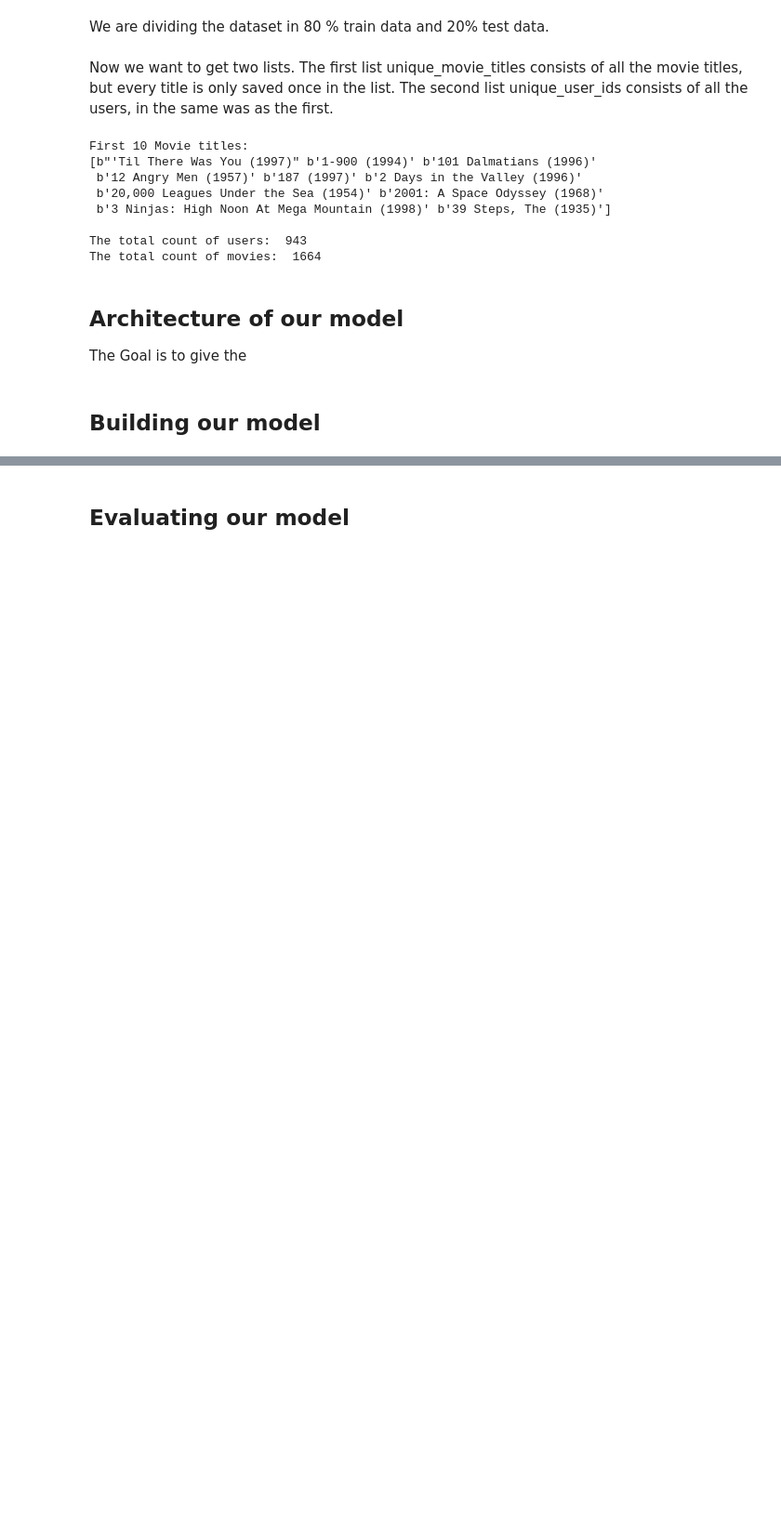
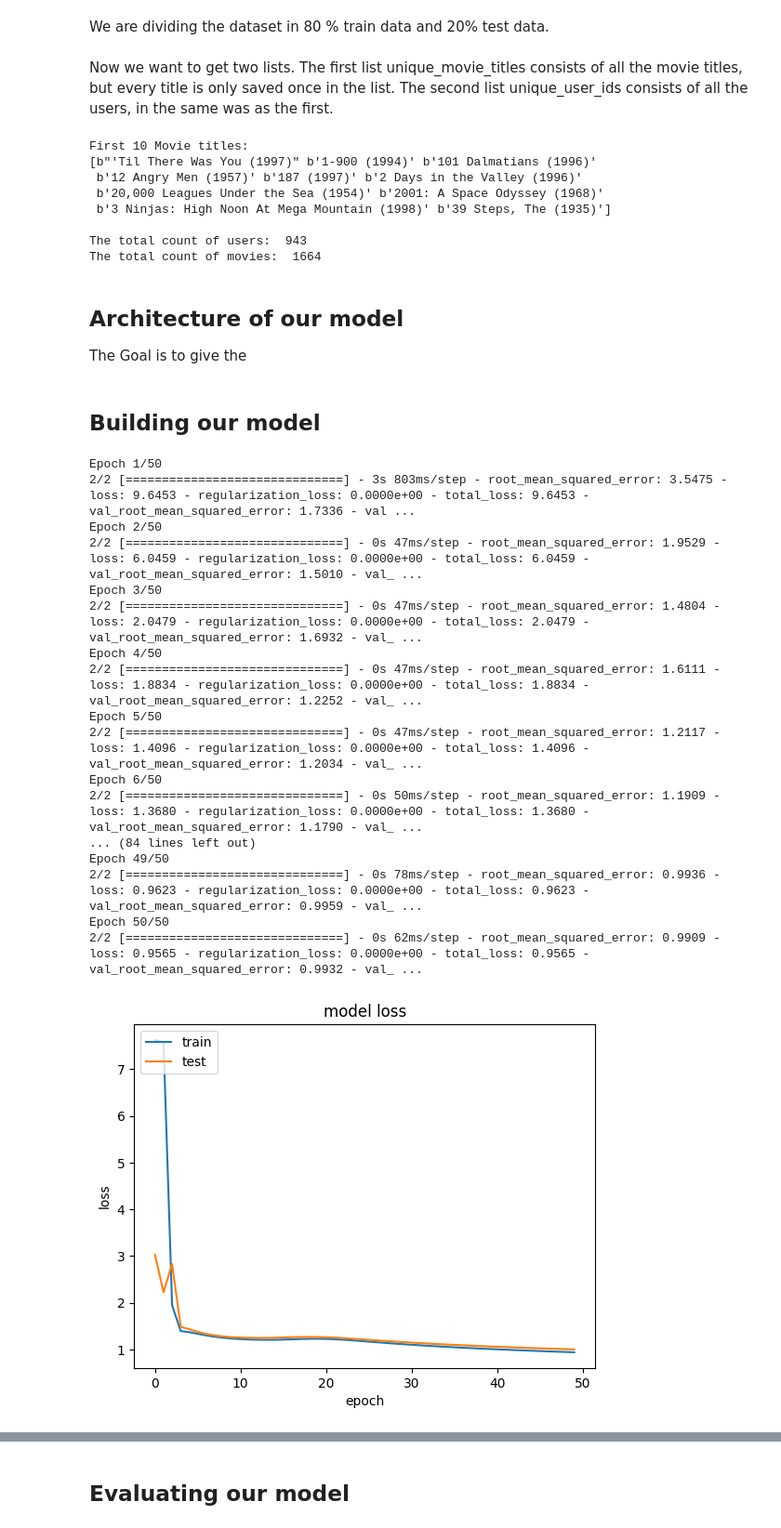
Before and after one commit to KoehnAlexander/DeepLearning_Task_1, a Jupyter notebook: task1.ipynb, the cells around one changed output, grey strips where cells are left out. Shown: that part at 93% size. Drawn from its saved outputs; the diff is of its cells as text; code cells hidden in the pictures; blank space fills up the shorter version.

```diff
--- a/task1.ipynb
+++ b/task1.ipynb
@@ -88,7 +101,7 @@ movies = movies.map(lambda x: x["movie_title"])
 We are shuffling the data of the rating to randomize the learning and to avoid a bias in the train and test data.
 # %%
 tf.random.set_seed(37)
-shuffled = ratings.shuffle(100_000, seed=37, reshuffle_each_iteration=False)
+shuffled = ratings.shuffle(100_000, seed=37, reshuffle_each_iteration=True)
 # %% [markdown]
 We are dividing the dataset in 80 % train data and 20% test data.
 # %%
@@ -199,8 +208,45 @@ class MovielensModel(tfrs.models.Model):
 
 ## Building our model
 # %%
-model = MovielensModel(rating_weight=1.0, retrieval_weight=0.0)
-model.compile(optimizer=tf.keras.optimizers.Adagrad(0.1))
+model = MovielensModel()
+model.compile(optimizer=tf.keras.optimizers.Adagrad(learning_rate=0.1))
 # %%
-cached_train = train.shuffle(100_000).batch(8192).cache()
-cached_test = test.batch(4096).cache()
+cached_train = train.shuffle(100_000).batch(65536).cache()
+cached_test = test.batch(16384).cache()
+# %%
+history = model.fit(cached_train, epochs=50, validation_data=cached_test)
+
+plt.plot(history.history["loss"])
+plt.plot(history.history["val_loss"])
+plt.title("model loss")
+plt.ylabel("loss")
+plt.xlabel("epoch")
+plt.legend(["train", "test"], loc="upper left")
+plt.show()
+
+plt.plot(history.history["root_mean_squared_error"])
+plt.plot(history.history["val_root_mean_squared_error"])
+plt.title("model error")
+plt.ylabel("error")
+plt.xlabel("epoch")
+plt.legend(["train", "test"], loc="upper left")
+plt.show()
+# %% [output]
+Epoch 1/50
+2/2 [==============================] - 3s 803ms/step - root_mean_squared_error: 3.5475 - loss: 9.6453 - regularization_loss: 0.0000e+00 - total_loss: 9.6453 - val_root_mean_squared_error: 1.7336 - val ...
+Epoch 2/50
+2/2 [==============================] - 0s 47ms/step - root_mean_squared_error: 1.9529 - loss: 6.0459 - regularization_loss: 0.0000e+00 - total_loss: 6.0459 - val_root_mean_squared_error: 1.5010 - val_ ...
+Epoch 3/50
+2/2 [==============================] - 0s 47ms/step - root_mean_squared_error: 1.4804 - loss: 2.0479 - regularization_loss: 0.0000e+00 - total_loss: 2.0479 - val_root_mean_squared_error: 1.6932 - val_ ...
+Epoch 4/50
+2/2 [==============================] - 0s 47ms/step - root_mean_squared_error: 1.6111 - loss: 1.8834 - regularization_loss: 0.0000e+00 - total_loss: 1.8834 - val_root_mean_squared_error: 1.2252 - val_ ...
+Epoch 5/50
+2/2 [==============================] - 0s 47ms/step - root_mean_squared_error: 1.2117 - loss: 1.4096 - regularization_loss: 0.0000e+00 - total_loss: 1.4096 - val_root_mean_squared_error: 1.2034 - val_ ...
+Epoch 6/50
+2/2 [==============================] - 0s 50ms/step - root_mean_squared_error: 1.1909 - loss: 1.3680 - regularization_loss: 0.0000e+00 - total_loss: 1.3680 - val_root_mean_squared_error: 1.1790 - val_ ...
+... (84 lines left out)
+Epoch 49/50
+2/2 [==============================] - 0s 78ms/step - root_mean_squared_error: 0.9936 - loss: 0.9623 - regularization_loss: 0.0000e+00 - total_loss: 0.9623 - val_root_mean_squared_error: 0.9959 - val_ ...
+Epoch 50/50
+2/2 [==============================] - 0s 62ms/step - root_mean_squared_error: 0.9909 - loss: 0.9565 - regularization_loss: 0.0000e+00 - total_loss: 0.9565 - val_root_mean_squared_error: 0.9932 - val_ ...
+[figure, added]
```
Also changed, not shown: parts of 10 cells of this notebook, 1 other file.
